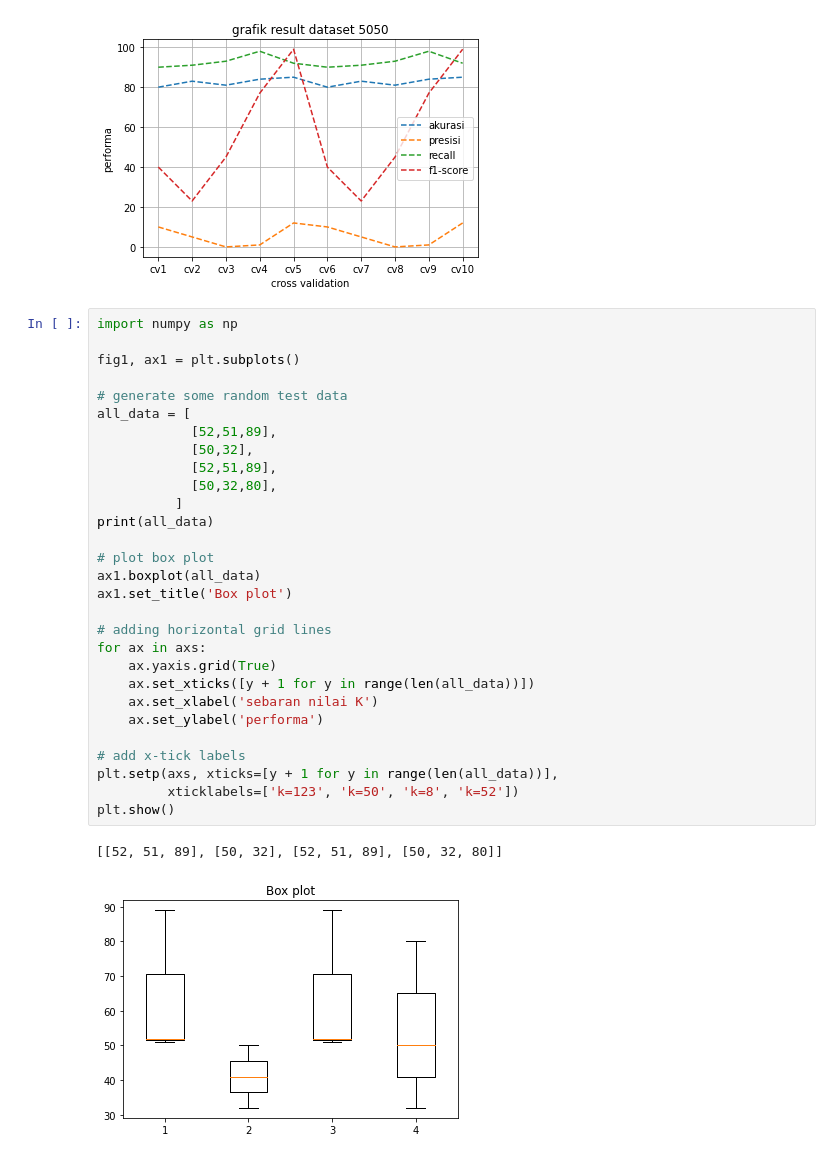
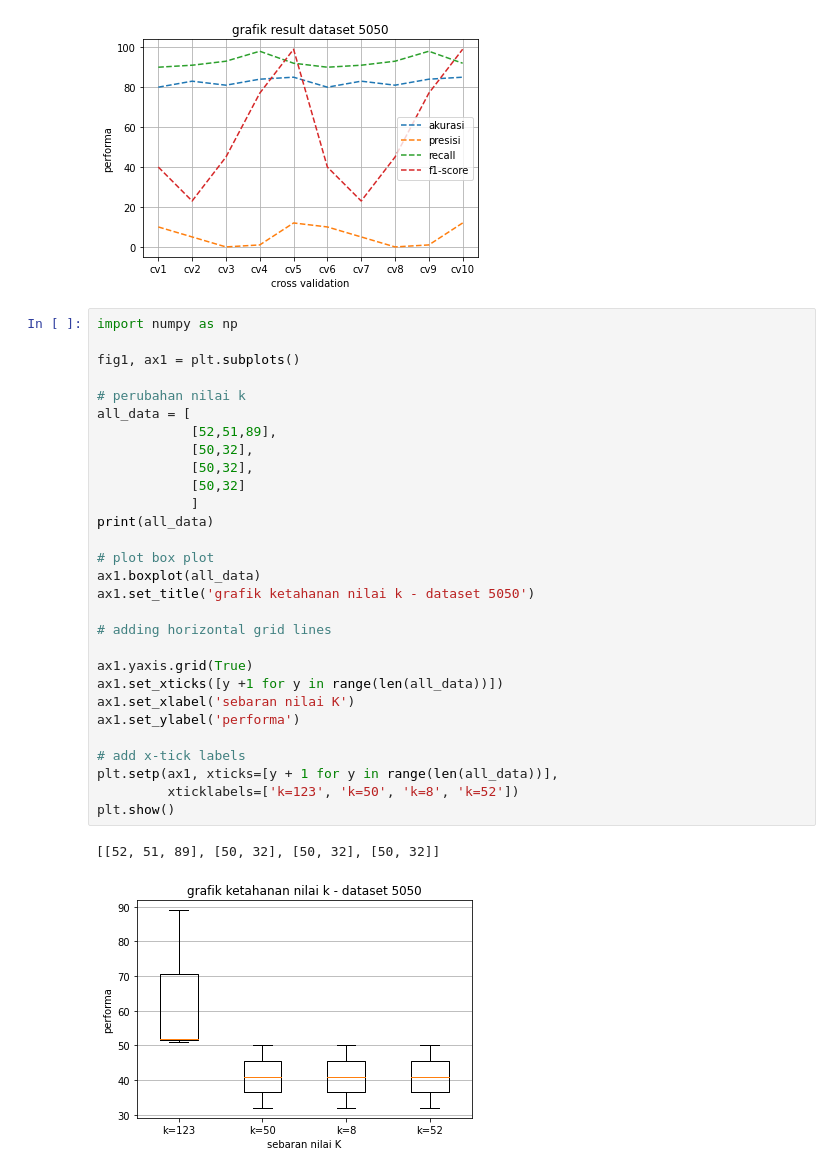
Before and after one commit to HuzainAzis/knn-cv, a Jupyter notebook: sourcecode.ipynb, the cells around one changed output. Saved outputs shown, nothing was run; the diff lists cells and outputs as text.

```diff
--- a/sourcecode.ipynb
+++ b/sourcecode.ipynb
@@ -147,32 +147,32 @@ plt.show()
 # %%
 import numpy as np
 
 fig1, ax1 = plt.subplots()
 
-# generate some random test data
+# perubahan nilai k
 all_data = [
             [52,51,89],
             [50,32],
-            [52,51,89],
-            [50,32,80],
-          ]
+            [50,32],
+            [50,32]
+            ]
 print(all_data)
 
 # plot box plot
 ax1.boxplot(all_data)
-ax1.set_title('Box plot')
+ax1.set_title('grafik ketahanan nilai k - dataset 5050')
 
 # adding horizontal grid lines
-for ax in axs:
-    ax.yaxis.grid(True)
-    ax.set_xticks([y + 1 for y in range(len(all_data))])
-    ax.set_xlabel('sebaran nilai K')
-    ax.set_ylabel('performa')
+
+ax1.yaxis.grid(True)
+ax1.set_xticks([y +1 for y in range(len(all_data))])
+ax1.set_xlabel('sebaran nilai K')
+ax1.set_ylabel('performa')
 
 # add x-tick labels
-plt.setp(axs, xticks=[y + 1 for y in range(len(all_data))],
+plt.setp(ax1, xticks=[y + 1 for y in range(len(all_data))],
          xticklabels=['k=123', 'k=50', 'k=8', 'k=52'])
 plt.show()
 # %% [output]
-[[52, 51, 89], [50, 32], [52, 51, 89], [50, 32, 80]]
+[[52, 51, 89], [50, 32], [50, 32], [50, 32]]
-[figure, old version]
+[figure, new version]
```
